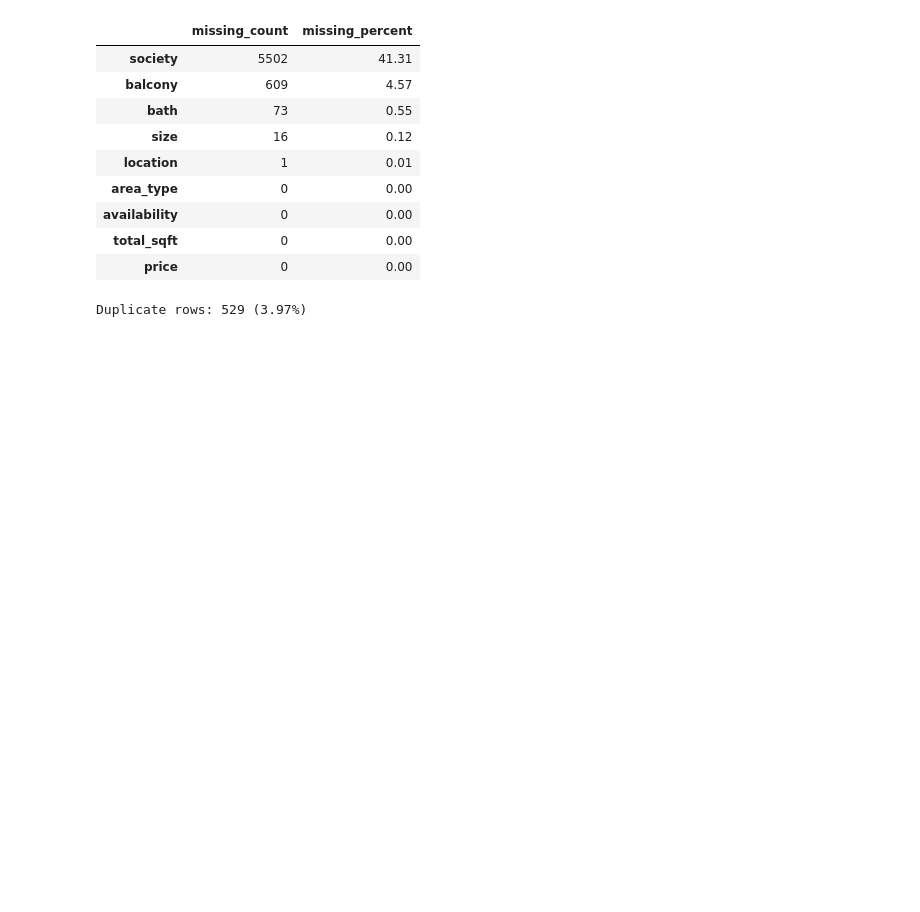
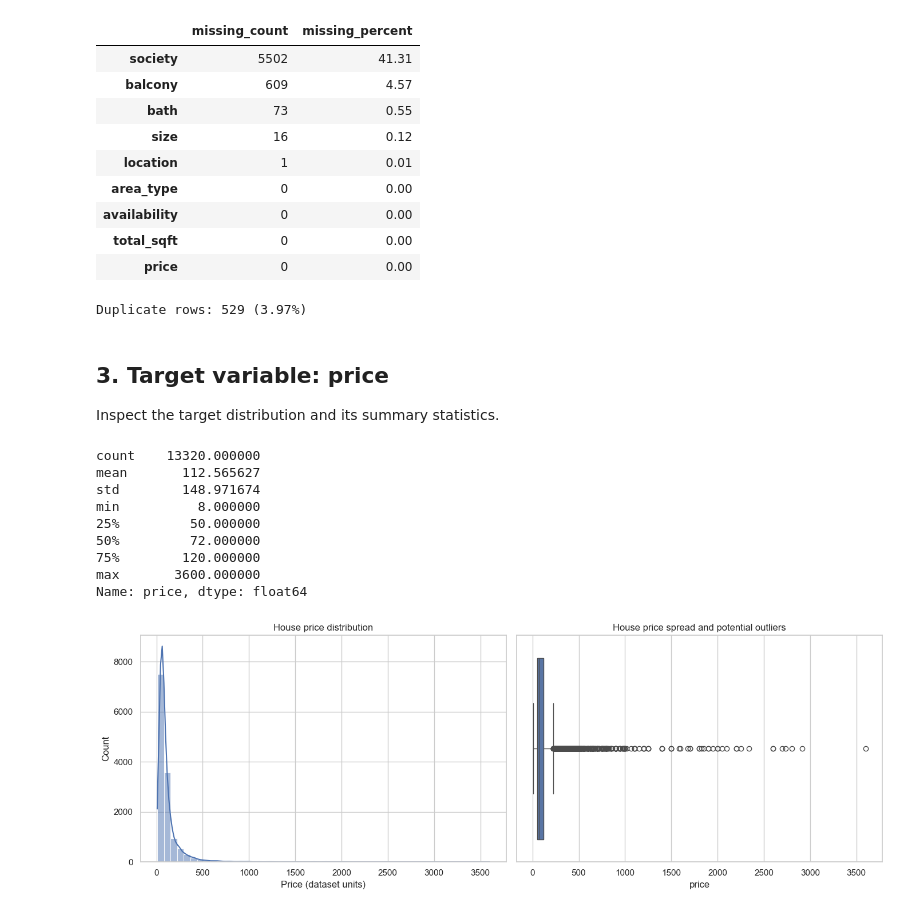
Before and after one commit to VedantGupta19402/Pricepilot, a Jupyter notebook: notebooks/01_exploratory_data_analysis (1).ipynb, the cells around one changed output. Cells and saved outputs as stored; diff of their text form; code cells hidden in the pictures; blank space fills up the shorter version.

```diff
--- a/notebooks/01_exploratory_data_analysis (1).ipynb
+++ b/notebooks/01_exploratory_data_analysis (1).ipynb
@@ -93,3 +93,31 @@ print(f"Duplicate rows: {duplicate_count:,} ({duplicate_count / len(df) * 100:.2
 | total_sqft | 0 | 0.00 |
 | price | 0 | 0.00 |
 Duplicate rows: 529 (3.97%)
+# %% [markdown]
+## 3. Target variable: price
+Inspect the target distribution and its summary statistics.
+# %%
+if "price" not in df.columns:
+    raise KeyError("Expected target column 'price' was not found. Inspect df.columns.")
+
+display(df["price"].describe())
+
+fig, axes = plt.subplots(1, 2, figsize=(14, 5))
+sns.histplot(data=df, x="price", bins=50, kde=True, ax=axes[0])
+axes[0].set_title("House price distribution")
+axes[0].set_xlabel("Price (dataset units)")
+sns.boxplot(data=df, x="price", ax=axes[1])
+axes[1].set_title("House price spread and potential outliers")
+plt.tight_layout()
+plt.show()
+# %% [output]
+count    13320.000000
+mean       112.565627
+std        148.971674
+min          8.000000
+25%         50.000000
+50%         72.000000
+75%        120.000000
+max       3600.000000
+Name: price, dtype: float64
+[figure, added]
```
